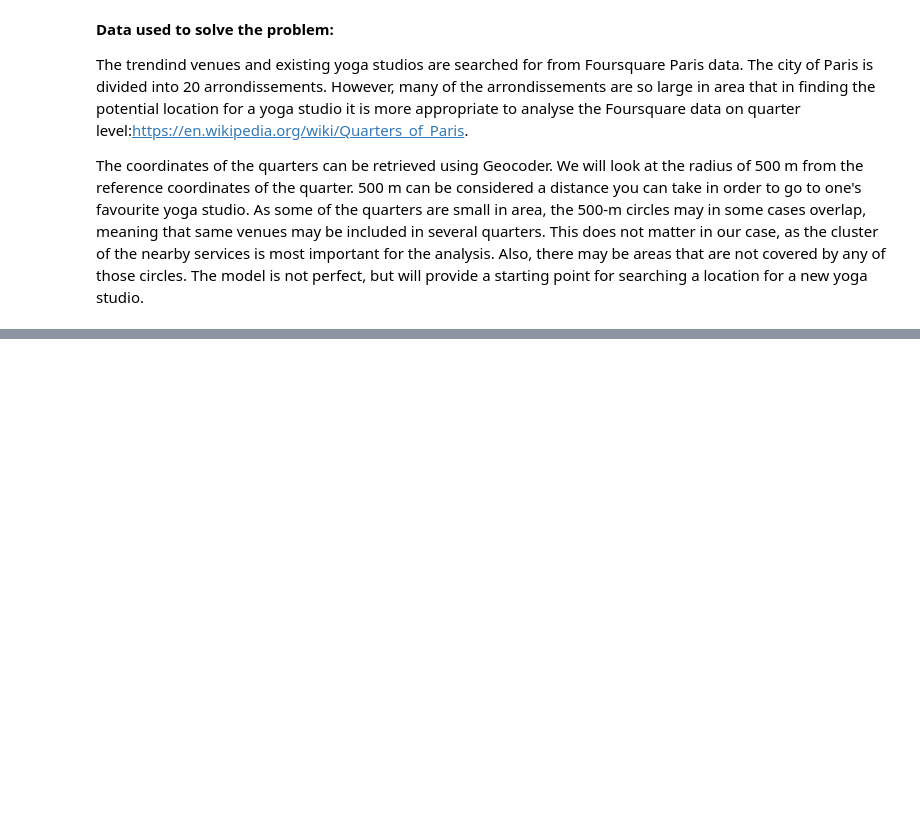
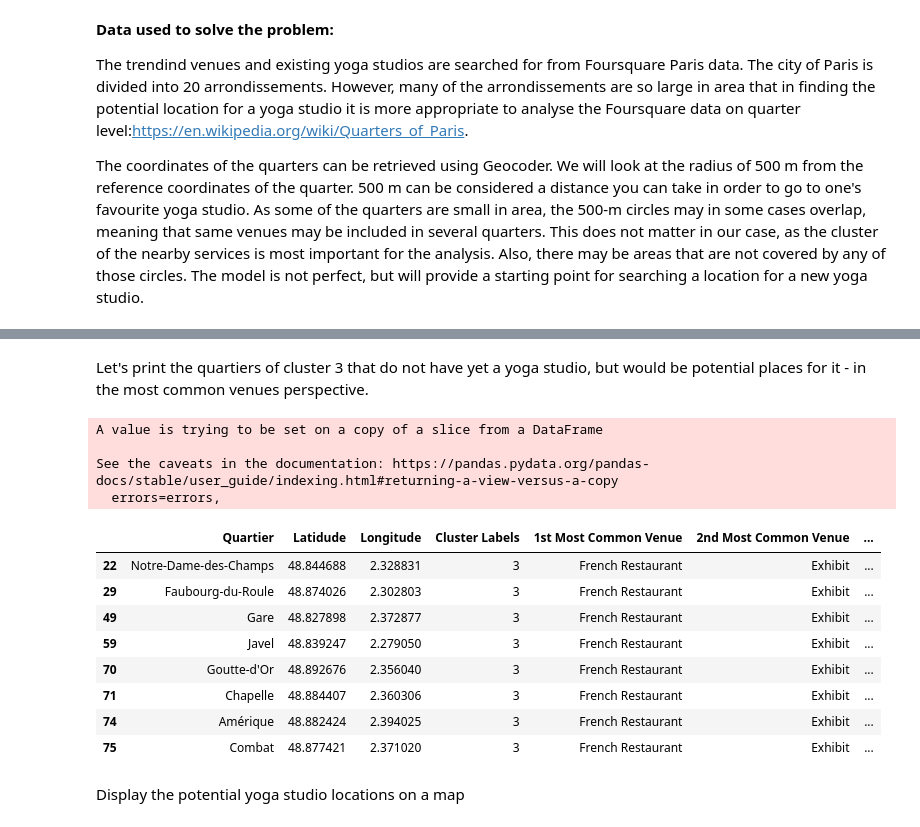
Before and after one commit to mojanens/Coursera_capstone, a Jupyter notebook: Battle_of_the_neighborhoods.ipynb, the cells around one changed output, grey strips where cells are left out. Saved outputs shown, nothing was run; the diff lists cells and outputs as text; code cells hidden in the pictures; blank space fills up the shorter version.

```diff
--- a/Battle_of_the_neighborhoods.ipynb
+++ b/Battle_of_the_neighborhoods.ipynb
@@ -12,0 +312,4 @@ The coordinates of the quarters can be retrieved using Geocoder. We will look at
+# %%
+quartiers_venues_sorted.insert(1, 'Cluster Labels', kmeans.labels_)
+
+quartiers_venues_sorted.head()
@@ -12,0 +323,8 @@ The coordinates of the quarters can be retrieved using Geocoder. We will look at
+# %%
+
+df_loc['Quartier'] = df_paris['Quartiers.1']
+df_paris_merged = df_loc
+
+df_paris_merged = df_paris_merged.join(quartiers_venues_sorted.set_index('Quartier'), on='Quartier', how ='inner')
+
+df_paris_merged.head()
@@ -12,0 +374,4 @@ The coordinates of the quarters can be retrieved using Geocoder. We will look at
+# %%
+df_arrondissement = df_paris['Arrondissement[1],[n 1]']
+# %%
+df_paris_merged['Arrondissement']=df_arrondissement
@@ -12,0 +418,26 @@ The coordinates of the quarters can be retrieved using Geocoder. We will look at
+# %% [markdown]
+Let's print the quartiers of cluster 3 that do not have yet a yoga studio, but would be potential places for it - in the most common venues perspective.
+# %%
+df_3=df_paris_merged.loc[df_paris_merged['Cluster Labels'] == 3]
+
+df_3.drop(index=40,axis=1, inplace=True)
+
+df_3.drop(index=41,axis=1, inplace=True)
+
+df_3
+# %% [output]
+A value is trying to be set on a copy of a slice from a DataFrame
+
+See the caveats in the documentation: https://pandas.pydata.org/pandas-docs/stable/user_guide/indexing.html#returning-a-view-versus-a-copy
+  errors=errors,
+|  | Quartier | Latidude | Longitude | Cluster Labels | 1st Most Common Venue | 2nd Most Common Venue | ... |
+| 22 | Notre-Dame-des-Champs | 48.844688 | 2.328831 | 3 | French Restaurant | Exhibit | ... |
+| 29 | Faubourg-du-Roule | 48.874026 | 2.302803 | 3 | French Restaurant | Exhibit | ... |
+| 49 | Gare | 48.827898 | 2.372877 | 3 | French Restaurant | Exhibit | ... |
+| 59 | Javel | 48.839247 | 2.279050 | 3 | French Restaurant | Exhibit | ... |
+| 70 | Goutte-d'Or | 48.892676 | 2.356040 | 3 | French Restaurant | Exhibit | ... |
+| 71 | Chapelle | 48.884407 | 2.360306 | 3 | French Restaurant | Exhibit | ... |
+| 74 | Amérique | 48.882424 | 2.394025 | 3 | French Restaurant | Exhibit | ... |
+| 75 | Combat | 48.877421 | 2.371020 | 3 | French Restaurant | Exhibit | ... |
+# %% [markdown]
+Display the potential yoga studio locations on a map
```
Also changed, not shown: parts of 41 cells of this notebook.
